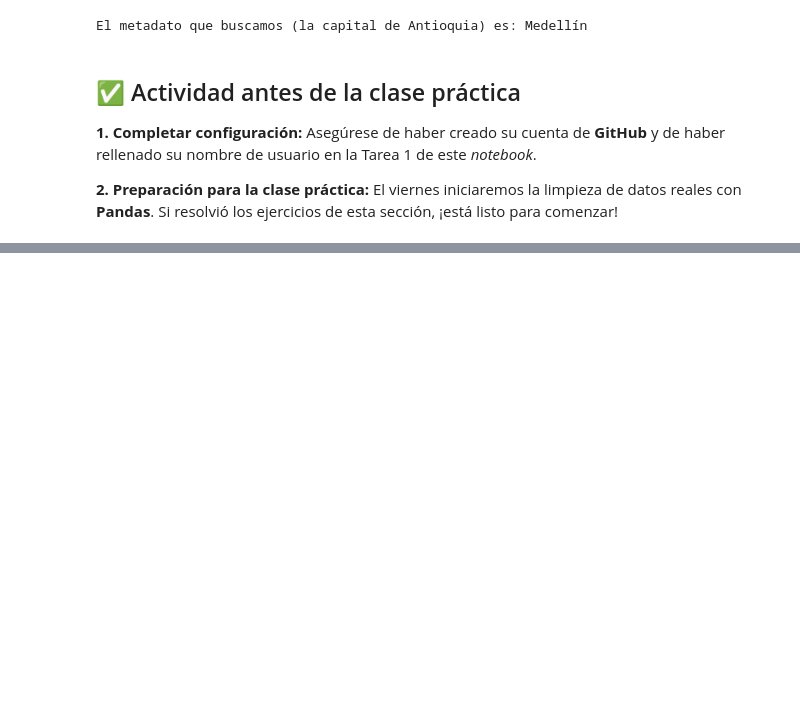
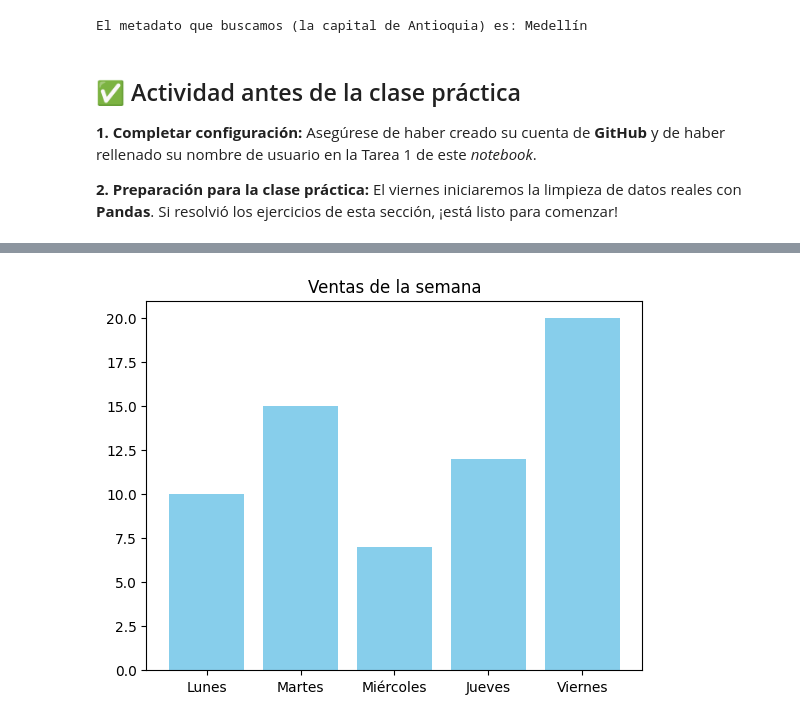
Before and after one commit to dlcadavi/AyBD_clase1, a Jupyter notebook: notebooks/Clase1_1_Intro_Configuracion_y_Python_Basico.ipynb, the cells around one changed output, grey strips where cells are left out. Saved outputs shown, nothing was run; the diff lists cells and outputs as text; code cells hidden in the pictures; blank space fills up the shorter version.

```diff
--- a/notebooks/Clase1_1_Intro_Configuracion_y_Python_Basico.ipynb
+++ b/notebooks/Clase1_1_Intro_Configuracion_y_Python_Basico.ipynb
@@ -268,0 +291,12 @@ El metadato que buscamos (la capital de Antioquia) es: Medellín
+# %%
+import matplotlib.pyplot as plt
+
+# Datos de ejemplo
+x = ['Lunes', 'Martes', 'Miércoles', 'Jueves', 'Viernes']
+y = [10, 15, 7, 12, 20]
+
+plt.bar(x, y, color='skyblue')
+plt.title('Ventas de la semana')
+plt.show()
+# %% [output]
+[figure, added]
```
Also changed, not shown: parts of 2 cells of this notebook, 1 other file.
